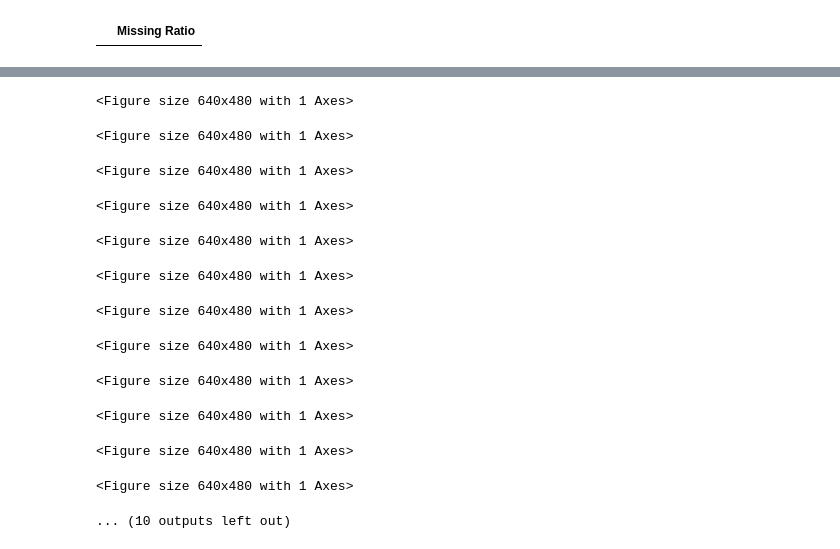
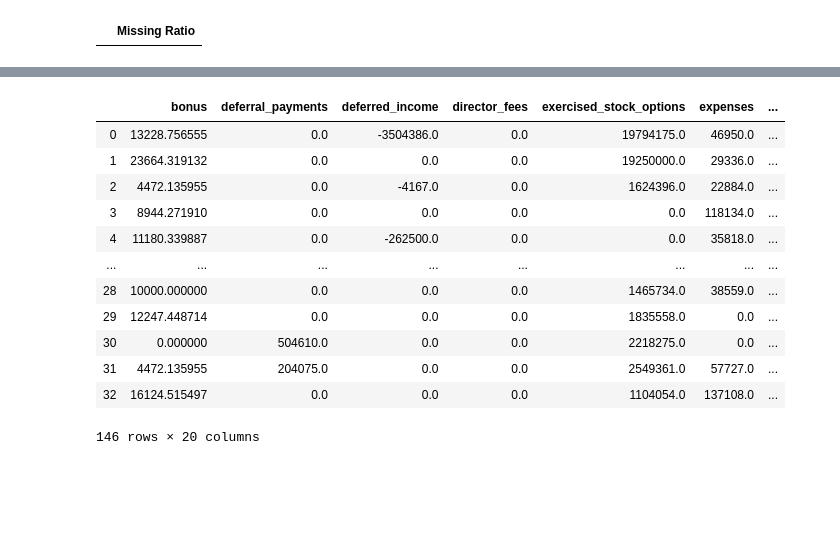
Before and after one commit to HengWeiBin/4th-ML100Days, a Jupyter notebook: homework/Day_051-053_HW.ipynb, the cells around one changed output, grey strips where cells are left out. Cells and saved outputs as stored; diff of their text form; code cells hidden in the pictures; blank space fills up the shorter version.

```diff
--- a/homework/Day_051-053_HW.ipynb
+++ b/homework/Day_051-053_HW.ipynb
@@ -155,35 +137,32 @@ df
 # %%
-#清除Outlier
+#創建新欄位
+df["has_bonus"] = df["bonus"].map(lambda x : 0 if x == 0 else 1)
+
 import math
 import matplotlib.pyplot as plt
 import seaborn as sns
 plt.style.use("ggplot")
 
-df[df["bonus"] == 97343619.0] = 9000000.0
+#清除Outlier
 df["bonus"] = df["bonus"].map(lambda x : math.sqrt(x) * 10)
 df[df["deferred_income"] == 9000000.0] = 0
-df[df["other"] == 10359729.0] = 9999999.0
 df[df["restricted_stock"] == -2604490.0] = 0
-df[df["restricted_stock_deferred"] == 9999999.0] = 1
+df[df["restricted_stock"] == 130322299.0] = 20000000
+df[df["restricted_stock_deferred"] == 20000000.0] = -20000000
 df[df["total_stock_value"] == -44093.0] = 0
 df[df["has_bonus"] == 11000000.0] = 1
-
-for col in df.columns:
-    df[col].hist(edgecolor = "k", bins = 100, density = True)
-    plt.title(col)
-    plt.show()
 df
 # %% [output]
+|  | bonus | deferral_payments | deferred_income | director_fees | exercised_stock_options | expenses | ... |
+| 0 | 13228.756555 | 0.0 | -3504386.0 | 0.0 | 19794175.0 | 46950.0 | ... |
+| 1 | 23664.319132 | 0.0 | 0.0 | 0.0 | 19250000.0 | 29336.0 | ... |
+| 2 | 4472.135955 | 0.0 | -4167.0 | 0.0 | 1624396.0 | 22884.0 | ... |
+| 3 | 8944.271910 | 0.0 | 0.0 | 0.0 | 0.0 | 118134.0 | ... |
+| 4 | 11180.339887 | 0.0 | -262500.0 | 0.0 | 0.0 | 35818.0 | ... |
+| ... | ... | ... | ... | ... | ... | ... | ... |
+| 28 | 10000.000000 | 0.0 | 0.0 | 0.0 | 1465734.0 | 38559.0 | ... |
+| 29 | 12247.448714 | 0.0 | 0.0 | 0.0 | 1835558.0 | 0.0 | ... |
+| 30 | 0.000000 | 504610.0 | 0.0 | 0.0 | 2218275.0 | 0.0 | ... |
+| 31 | 4472.135955 | 204075.0 | 0.0 | 0.0 | 2549361.0 | 57727.0 | ... |
+| 32 | 16124.515497 | 0.0 | 0.0 | 0.0 | 1104054.0 | 137108.0 | ... |
-<Figure size 640x480 with 1 Axes>
+146 rows × 20 columns
-<Figure size 640x480 with 1 Axes>
-<Figure size 640x480 with 1 Axes>
-<Figure size 640x480 with 1 Axes>
-<Figure size 640x480 with 1 Axes>
-<Figure size 640x480 with 1 Axes>
-<Figure size 640x480 with 1 Axes>
-<Figure size 640x480 with 1 Axes>
-<Figure size 640x480 with 1 Axes>
-<Figure size 640x480 with 1 Axes>
-<Figure size 640x480 with 1 Axes>
-<Figure size 640x480 with 1 Axes>
-... (10 outputs left out)
```
Also changed, not shown: parts of 9 cells of this notebook, 1 other file.
